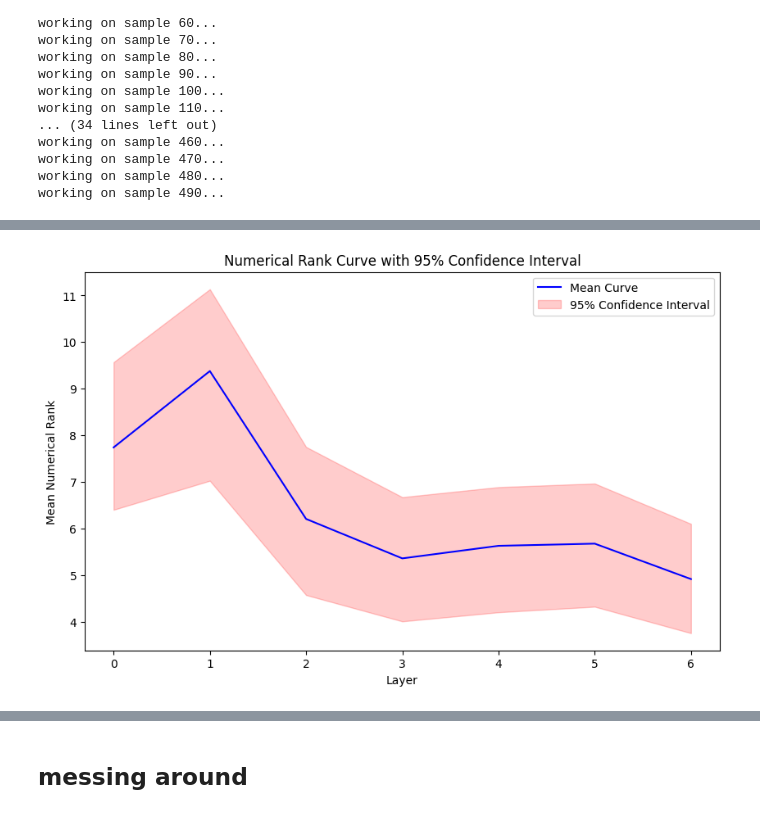
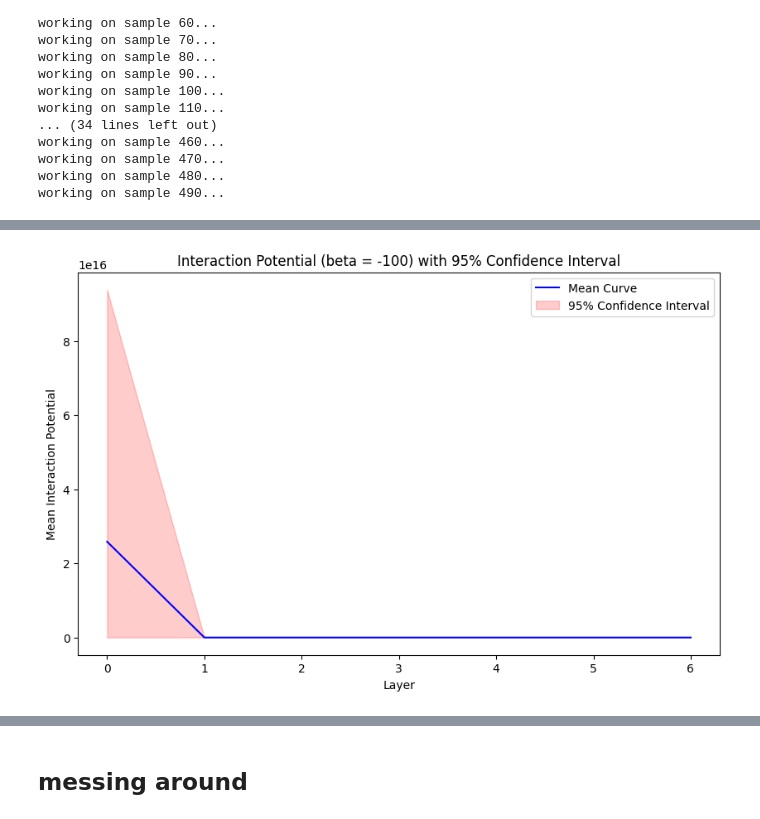
Before and after one commit to iz05/gpt-token-visual, a Jupyter notebook: playground.ipynb, the cells around one changed output, grey strips where cells are left out. Drawn from its saved outputs; the diff is of its cells as text; code cells hidden in the pictures.

```diff
--- a/playground.ipynb
+++ b/playground.ipynb
@@ -95,3 +96,5 @@ from sklearn.metrics.pairwise import cosine_similarity
 import matplotlib.pyplot as plt
 # %%
 eigendata = [ [] for i in range(7) ]
+inertia = [ [] for i in range(7) ]
+beta = 25
@@ -102,14 +107,22 @@ for idx, sample in enumerate(first_500_samples):
     text_prompt = sample['text']
     all_embs = get_embeddings(text_prompt)
     for layer, layer_embs in enumerate(all_embs[0]):
+        # layer_embs_np = np.array(layer_embs)  # Convert to NumPy array once
+        # total = np.sum(cdist(layer_embs_np, layer_embs_np, metric='euclidean')) / layer_embs_np.shape[0] ** 2
+        # inertia[layer].append(total)
+
+        A = cosine_similarity(layer_embs)
+        total = np.sum(np.exp(A * beta)) / len(layer_embs) ** 2
+        inertia[layer].append(total)
+
         # Calculate cosine similarity matrix A
-        A = cosine_similarity(layer_embs)
+        # A = cosine_similarity(layer_embs)
 
-        # Get the eigenvalues of A
-        eigenvalues, _ = np.linalg.eig(A)
-        numeric_rank = np.sum(np.abs(eigenvalues)) / np.max(np.abs(eigenvalues))
+        # # Get the eigenvalues of A
+        # eigenvalues, _ = np.linalg.eig(A)
+        # numeric_rank = np.sum(np.abs(eigenvalues)) / np.max(np.abs(eigenvalues))
 
-        eigendata[layer].append(numeric_rank)
+        # eigendata[layer].append(numeric_rank)
 # %% [output]
 working on sample 0...
 working on sample 10...
@@ -132,43 +145,61 @@ working on sample 490...
 import numpy as np
 import matplotlib.pyplot as plt
 from scipy import stats
+for beta in [-100, -10, -1, -0.1, -0.01, 0.01, 0.1, 1, 10, 100]:
+    inertia = [ [] for i in range(7) ]
+    print(f"working on beta = {beta}")
 
-# Assuming eigendata is a list of 7 lists, each containing 500 points
-data = np.array(eigendata)  # Shape (7, 500)
+    for idx, sample in enumerate(first_500_samples):
+        if idx % 10 == 0:
+            print(f"working on sample {idx}...")
+        text_prompt = sample['text']
+        all_embs = get_embeddings(text_prompt)
+        for layer, layer_embs in enumerate(all_embs[0]):
+            # layer_embs_np = np.array(layer_embs)  # Convert to NumPy array once
+            # total = np.sum(cdist(layer_embs_np, layer_embs_np, metric='euclidean')) / layer_embs_np.shape[0] ** 2
+            # inertia[layer].append(total)
 
-# Compute the mean curve across layers (average each column)
-mean_curve = np.mean(data, axis=1)  # Shape (500,)
+            A = cosine_similarity(layer_embs)
+            total = np.sum(np.exp(A * beta)) / len(layer_embs) ** 2
+            inertia[layer].append(total)
 
-lower_bound = np.percentile(data, 2.5, axis=1)
-upper_bound = np.percentile(data, 97.5, axis=1)
+    # Assuming eigendata is a list of 7 lists, each containing 500 points
+    data = np.array(inertia)
+    # data = np.array(eigendata)  # Shape (7, 500)
+
+    # Compute the mean curve across layers (average each column)
+    mean_curve = np.mean(data, axis=1)  # Shape (500,)
+
+    lower_bound = np.percentile(data, 2.5, axis=1)
+    upper_bound = np.percentile(data, 97.5, axis=1)
 
 
-# Compute standard error of the mean (SEM) for each index
-sem_curve = stats.sem(data, axis=1)  # Shape (500,)
+    # Compute standard error of the mean (SEM) for each index
+    sem_curve = stats.sem(data, axis=1)  # Shape (500,)
 
-# Degrees of freedom
-df = data.shape[1] - 1  # 7 - 1 = 6
+    # Degrees of freedom
+    df = data.shape[1] - 1  # 7 - 1 = 6
 
-# Compute the t-value for a 95% confidence interval
-t_value = stats.t.ppf(0.975, df)
+    # Compute the t-value for a 95% confidence interval
+    t_value = stats.t.ppf(0.975, df)
 
-# Compute margin of error
-margin_error = t_value * sem_curve
+    # Compute margin of error
+    margin_error = t_value * sem_curve
 
-# Compute confidence interval bounds
-# lower_bound = mean_curve - margin_error
-# upper_bound = mean_curve + margin_error
+    # Compute confidence interval bounds
+    # lower_bound = mean_curve - margin_error
+    # upper_bound = mean_curve + margin_error
 
-# Define x-axis (index values)
-x = np.arange(data.shape[0])  # 0 to 499
+    # Define x-axis (index values)
+    x = np.arange(data.shape[0])  # 0 to 499
 
-# Plot the mean curve with 95% confidence interval
-plt.figure(figsize=(10, 6))
-plt.plot(x, mean_curve, label='Mean Curve', color='blue')
-plt.fill_between(x, lower_bound, upper_bound, color='red', alpha=0.2, label='95% Confidence Interval')
-plt.xlabel('Layer')
-plt.ylabel('Mean Numerical Rank')
-plt.title('Numerical Rank Curve with 95% Confidence Interval')
-plt.legend()
-plt.show()
+    # Plot the mean curve with 95% confidence interval
+    plt.figure(figsize=(10, 6))
+    plt.plot(x, mean_curve, label='Mean Curve', color='blue')
+    plt.fill_between(x, lower_bound, upper_bound, color='red', alpha=0.2, label='95% Confidence Interval')
+    plt.xlabel('Layer')
+    plt.ylabel('Mean Interaction Potential')
+    plt.title(f'Interaction Potential (beta = {beta}) with 95% Confidence Interval')
+    plt.legend()
+    plt.savefig(f"ip_{beta}.png")
 # %% [output]
@@ -175 +223 @@ plt.show()
-[figure, old version]
+[figure, new version]
```
Also changed, not shown: parts of 12 cells of this notebook, 6 other files.
